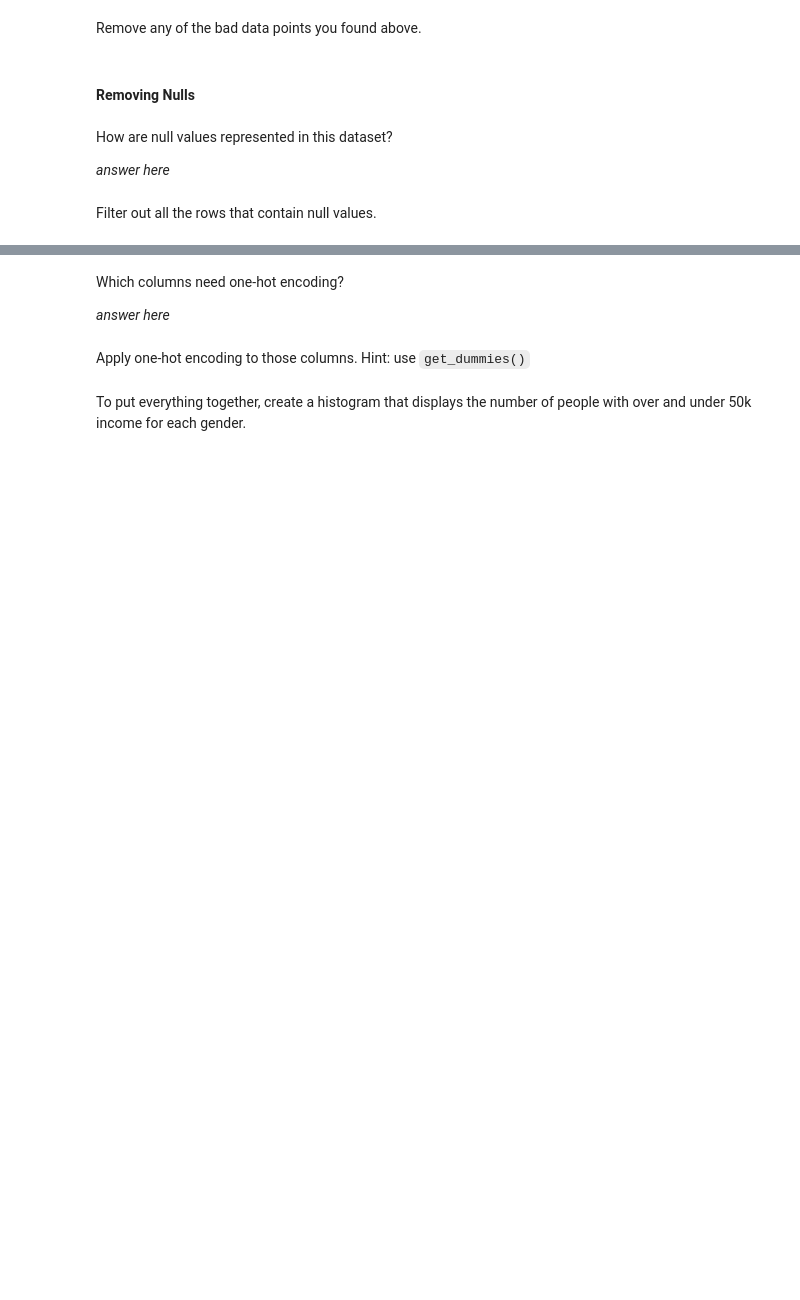
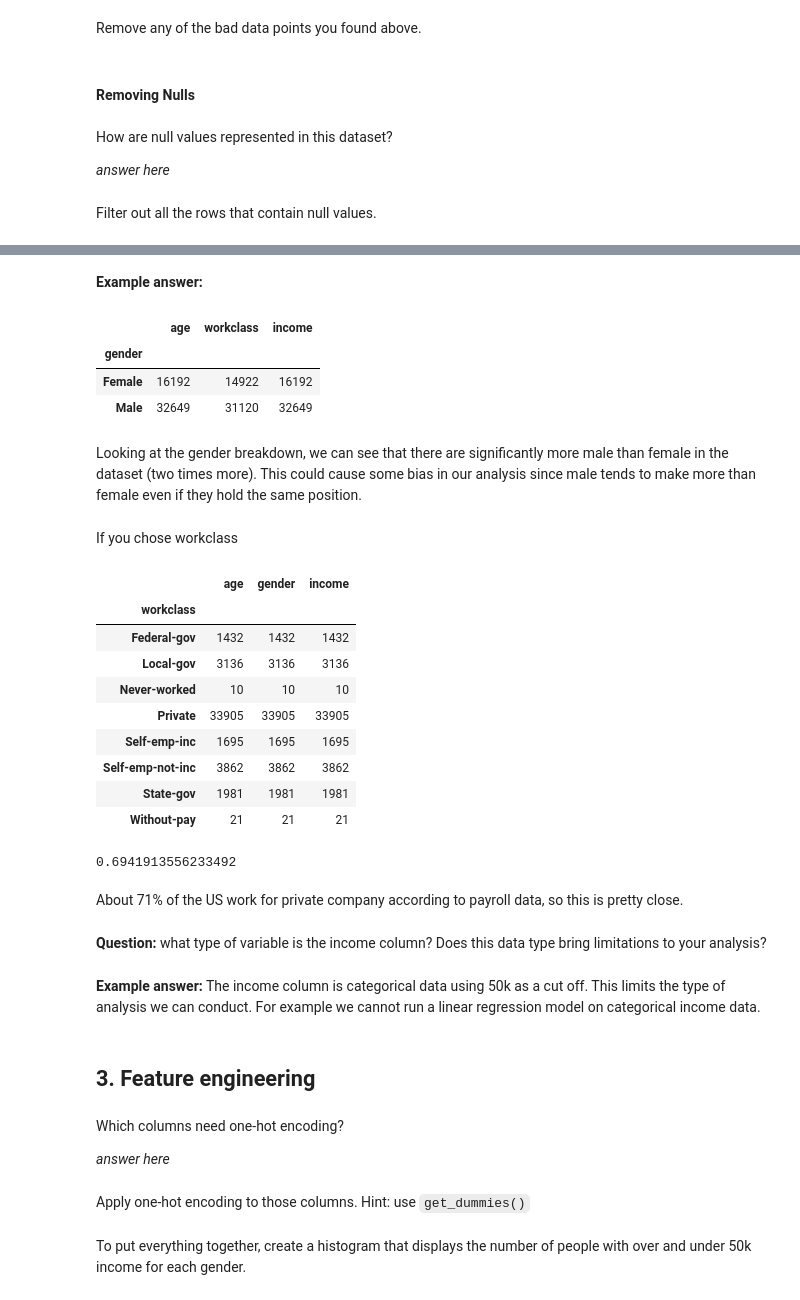
Before and after one commit to Mphan6139/Spring_2022_SAAS_CX_DEV, a Jupyter notebook: New_Lectures_Dev/Lecture_4_Dev/Homework.ipynb, the cells around one changed output, grey strips where cells are left out. Saved outputs shown, nothing was run; the diff lists cells and outputs as text; code cells hidden in the pictures; blank space fills up the shorter version.

```diff
--- a/New_Lectures_Dev/Lecture_4_Dev/Homework.ipynb
+++ b/New_Lectures_Dev/Lecture_4_Dev/Homework.ipynb
@@ -40,3 +98,41 @@ Filter out all the rows that contain null values.
+# %% [markdown]
+**Example answer:**
+# %%
+income.groupby('gender').count()
+# %% [output]
+|  | age | workclass | income |
+| gender |  |  |  |
+| Female | 16192 | 14922 | 16192 |
+| Male | 32649 | 31120 | 32649 |
+# %% [markdown]
+Looking at the gender breakdown, we can see that there are significantly more male than female in the dataset (two times more). This could cause some bias in our analysis since male tends to make more than female even if they hold the same position.
+# %% [markdown]
+If you chose workclass
+# %%
+income.groupby('workclass').count()
+# %% [output]
+|  | age | gender | income |
+| workclass |  |  |  |
+| Federal-gov | 1432 | 1432 | 1432 |
+| Local-gov | 3136 | 3136 | 3136 |
+| Never-worked | 10 | 10 | 10 |
+| Private | 33905 | 33905 | 33905 |
+| Self-emp-inc | 1695 | 1695 | 1695 |
+| Self-emp-not-inc | 3862 | 3862 | 3862 |
+| State-gov | 1981 | 1981 | 1981 |
+| Without-pay | 21 | 21 | 21 |
+# %%
+sum(income['workclass']=='Private')/len(income['workclass'])
+# %% [output]
+0.6941913556233492
+# %% [markdown]
+About 71% of the US work for private company according to payroll data, so this is pretty close.
+# %% [markdown]
+**Question:** what type of variable is the income column? Does this data type bring limitations to your analysis?
+# %% [markdown]
+**Example answer:** The income column is categorical data using 50k as a cut off. This limits the type of analysis we can conduct. For example we cannot run a linear regression model on categorical income data.
+# %% [markdown]
+## 3. Feature engineering
 # %% [markdown]
 Which columns need one-hot encoding?
 
```
Also changed, not shown: parts of 23 cells of this notebook.
